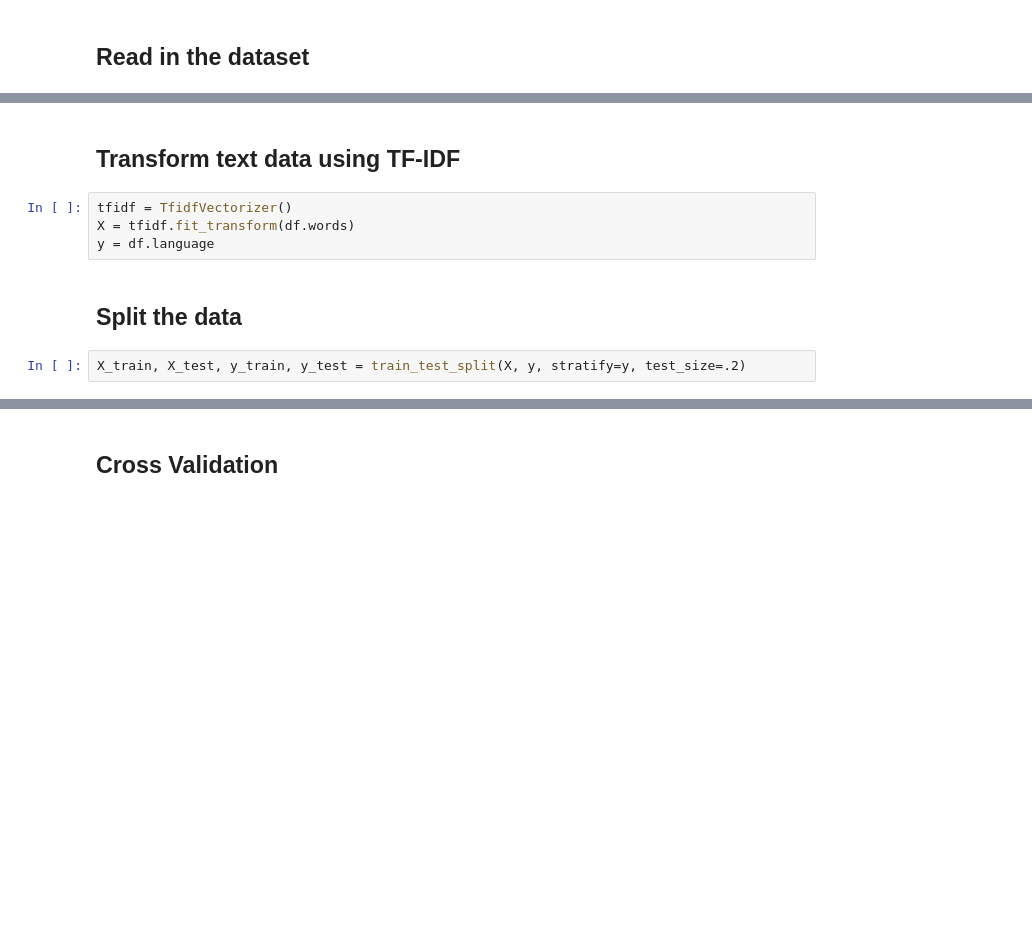
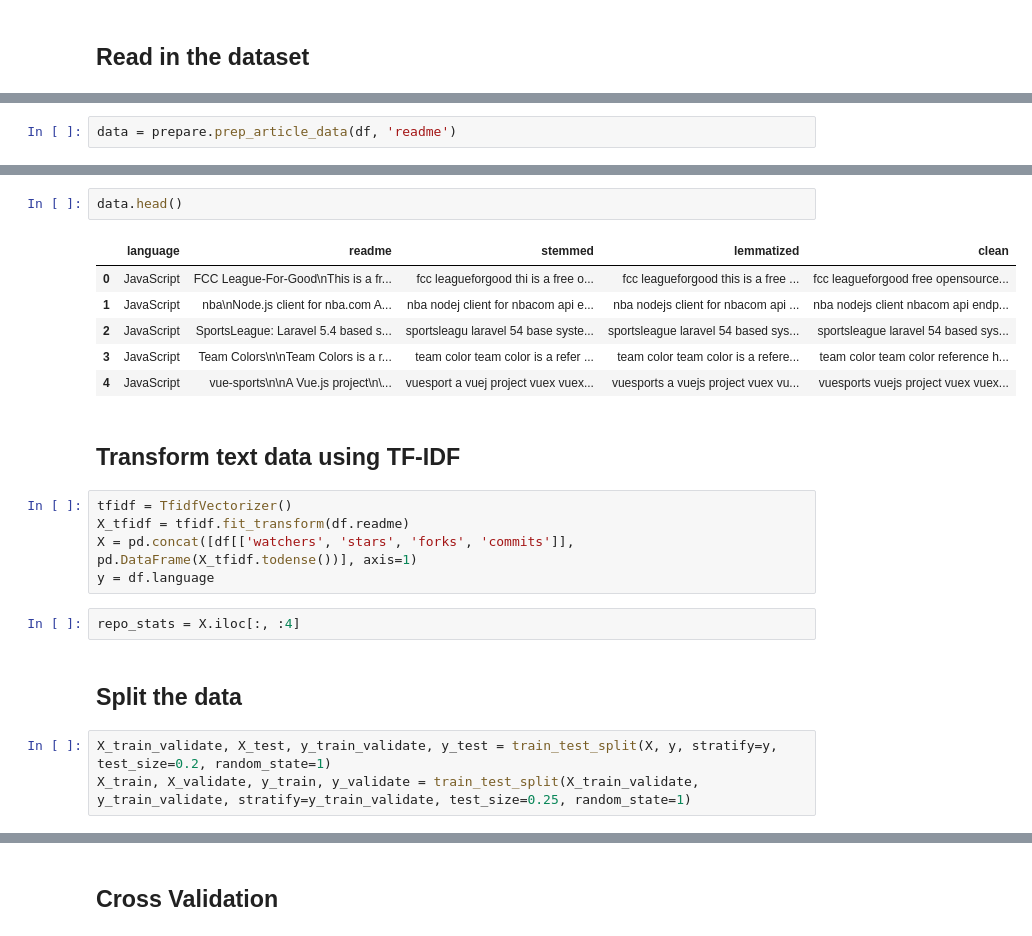
Before and after one commit to NLP-Darden-Project-Team-6/NLP-3, a Jupyter notebook: notebooks/contributor-notebooks/co_modeling.ipynb, the cells around one changed output, grey strips where cells are left out. Cells and saved outputs as stored; diff of their text form; blank space fills up the shorter version.

```diff
--- a/notebooks/contributor-notebooks/co_modeling.ipynb
+++ b/notebooks/contributor-notebooks/co_modeling.ipynb
@@ -25,0 +24,2 @@ df = df.loc[df.language != 'Java']
+# %%
+data = prepare.prep_article_data(df, 'readme')
@@ -26,10 +35,23 @@ df = df.loc[df.language != 'Java']
+# %%
+data.head()
+# %% [output]
+|  | language | readme | stemmed | lemmatized | clean |
+| 0 | JavaScript | FCC League-For-Good\nThis is a fr... | fcc leagueforgood thi is a free o... | fcc leagueforgood this is a free ... | fcc leagueforgood free opensource... |
+| 1 | JavaScript | nba\nNode.js client for nba.com A... | nba nodej client for nbacom api e... | nba nodejs client for nbacom api ... | nba nodejs client nbacom api endp... |
+| 2 | JavaScript | SportsLeague: Laravel 5.4 based s... | sportsleagu laravel 54 base syste... | sportsleague laravel 54 based sys... | sportsleague laravel 54 based sys... |
+| 3 | JavaScript | Team Colors\n\nTeam Colors is a r... | team color team color is a refer ... | team color team color is a refere... | team color team color reference h... |
+| 4 | JavaScript | vue-sports\n\nA Vue.js project\n\... | vuesport a vuej project vuex vuex... | vuesports a vuejs project vuex vu... | vuesports vuejs project vuex vuex... |
 # %% [markdown]
 ## Transform text data using TF-IDF
 # %%
 tfidf = TfidfVectorizer()
-X = tfidf.fit_transform(df.words)
+X_tfidf = tfidf.fit_transform(df.readme)
+X = pd.concat([df[['watchers', 'stars', 'forks', 'commits']], pd.DataFrame(X_tfidf.todense())], axis=1)
 y = df.language
+# %%
+repo_stats = X.iloc[:, :4]
 # %% [markdown]
 ## Split the data
 # %%
-X_train, X_test, y_train, y_test = train_test_split(X, y, stratify=y, test_size=.2)
+X_train_validate, X_test, y_train_validate, y_test = train_test_split(X, y, stratify=y, test_size=0.2, random_state=1)
+X_train, X_validate, y_train, y_validate = train_test_split(X_train_validate, y_train_validate, stratify=y_train_validate, test_size=0.25, random_state=1)
```
Also changed, not shown: parts of 13 cells of this notebook, 2 other files.
